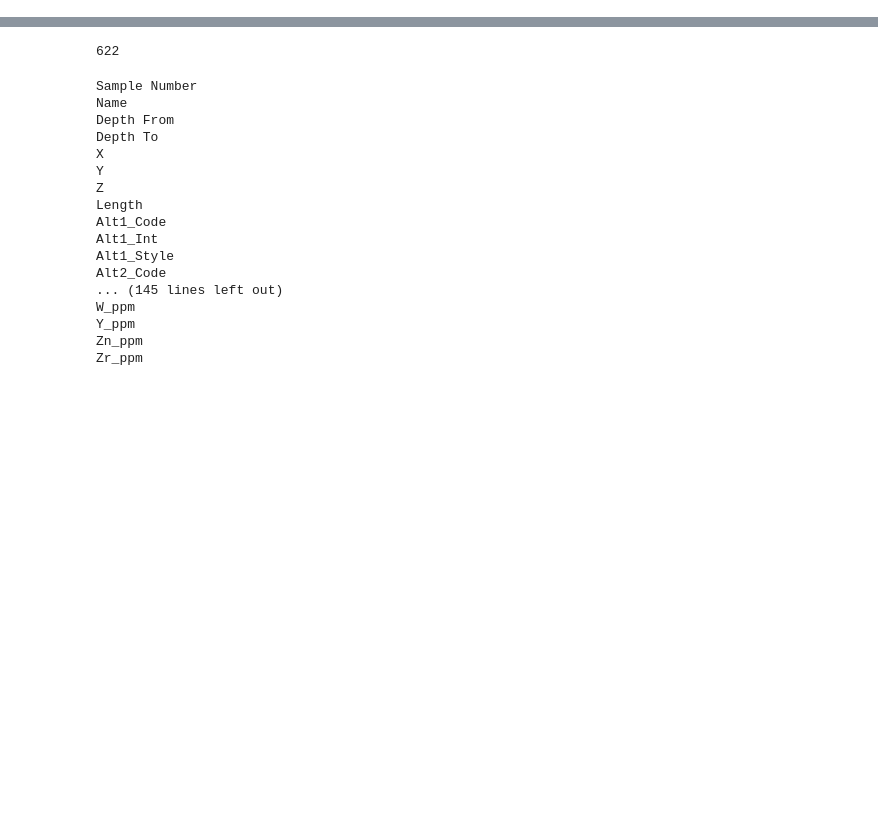
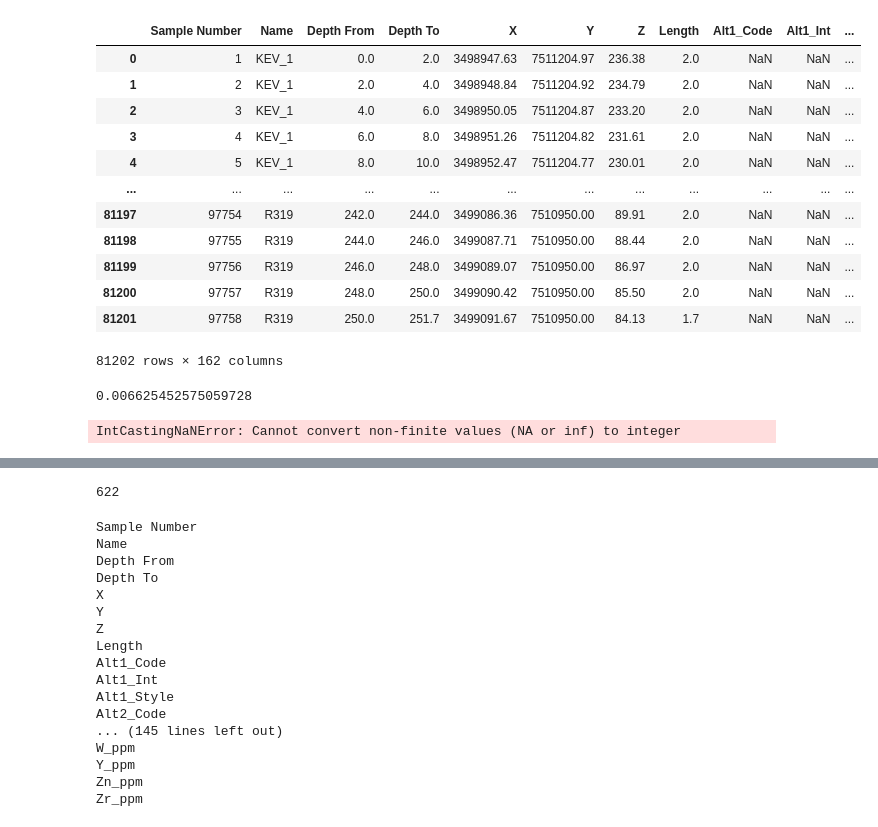
Before and after one commit to Fabian-Leal/PhD-Thesis---Incorporating-Deep-Learning-into-Statistical-Models-for-Spatial-Interpolation, a Jupyter notebook: Paper 3 PhD BNNs for multivariate predictions/EDAs and data processing/EDA on mineralogy and sulphides.ipynb, the cells around one changed output, grey strips where cells are left out. Cells and saved outputs as stored; diff of their text form; code cells hidden in the pictures; blank space fills up the shorter version.

```diff
--- a/Paper 3 PhD BNNs for multivariate predictions/EDAs and data processing/EDA on mineralogy and sulphides.ipynb
+++ b/Paper 3 PhD BNNs for multivariate predictions/EDAs and data processing/EDA on mineralogy and sulphides.ipynb
@@ -10,0 +224,26 @@ len(two_composite_filtered)
+# %%
+import pandas as pd
+import numpy as np
+
+# Assuming 'density_data' is your DataFrame
+# For example:
+# density_data = pd.read_csv('your_data.csv')
+
+# Replace non-finite values (NaN or inf) with a placeholder value
+density_data[['Sulph1_Pct', 'Sulph2_Pct', 'Sulph3_Pct']] = density_data[['Sulph1_Pct', 'Sulph2_Pct', 'Sulph3_Pct']].replace([pd.NA, pd.NaT, np.inf, -np.inf], -999)
+
+# Convert columns to numeric, coercing errors to NaN for non-numeric values
+density_data[['Sulph1_Pct', 'Sulph2_Pct', 'Sulph3_Pct']] = density_data[['Sulph1_Pct', 'Sulph2_Pct', 'Sulph3_Pct']].apply(pd.to_numeric, errors='coerce')
+
+# Identify rows where 'Sulph1_Pct', 'Sulph2_Pct', and 'Sulph3_Pct' are all integers
+integer_values_sulph_all = density_data[density_data[['Sulph1_Pct', 'Sulph2_Pct', 'Sulph3_Pct']].apply(lambda x: x.astype(int, errors='ignore') == x).all(axis=1)]
+
+# Identify rows where at least one of 'Sulph1_Pct', 'Sulph2_Pct', or 'Sulph3_Pct' is not an integer
+non_integer_values_sulph_any = density_data[~density_data[['Sulph1_Pct', 'Sulph2_Pct', 'Sulph3_Pct']].apply(lambda x: x.astype(int, errors='ignore') == x).all(axis=1)]
+
+# Display the results
+print("Rows where 'Sulph1_Pct', 'Sulph2_Pct', and 'Sulph3_Pct' are all integers:")
+print(integer_values_sulph_all[['Name', 'Sulph1_Pct', 'Sulph2_Pct', 'Sulph3_Pct']])
+
+print("\nRows where at least one of 'Sulph1_Pct', 'Sulph2_Pct', or 'Sulph3_Pct' is not an integer:")
+print(non_integer_values_sulph_any[['Name', 'Sulph1_Pct', 'Sulph2_Pct', 'Sulph3_Pct']])
@@ -10,0 +284,43 @@ len(two_composite_filtered)
+# %%
+density_data
+# %% [output]
+|  | Sample Number | Name | Depth From | Depth To | X | Y | Z | Length | Alt1_Code | Alt1_Int | ... |
+| 0 | 1 | KEV_1 | 0.0 | 2.0 | 3498947.63 | 7511204.97 | 236.38 | 2.0 | NaN | NaN | ... |
+| 1 | 2 | KEV_1 | 2.0 | 4.0 | 3498948.84 | 7511204.92 | 234.79 | 2.0 | NaN | NaN | ... |
+| 2 | 3 | KEV_1 | 4.0 | 6.0 | 3498950.05 | 7511204.87 | 233.20 | 2.0 | NaN | NaN | ... |
+| 3 | 4 | KEV_1 | 6.0 | 8.0 | 3498951.26 | 7511204.82 | 231.61 | 2.0 | NaN | NaN | ... |
+| 4 | 5 | KEV_1 | 8.0 | 10.0 | 3498952.47 | 7511204.77 | 230.01 | 2.0 | NaN | NaN | ... |
+| ... | ... | ... | ... | ... | ... | ... | ... | ... | ... | ... | ... |
+| 81197 | 97754 | R319 | 242.0 | 244.0 | 3499086.36 | 7510950.00 | 89.91 | 2.0 | NaN | NaN | ... |
+| 81198 | 97755 | R319 | 244.0 | 246.0 | 3499087.71 | 7510950.00 | 88.44 | 2.0 | NaN | NaN | ... |
+| 81199 | 97756 | R319 | 246.0 | 248.0 | 3499089.07 | 7510950.00 | 86.97 | 2.0 | NaN | NaN | ... |
+| 81200 | 97757 | R319 | 248.0 | 250.0 | 3499090.42 | 7510950.00 | 85.50 | 2.0 | NaN | NaN | ... |
+| 81201 | 97758 | R319 | 250.0 | 251.7 | 3499091.67 | 7510950.00 | 84.13 | 1.7 | NaN | NaN | ... |
+81202 rows × 162 columns
+# %%
+538/81202
+# %% [output]
+0.006625452575059728
+# %%
+import pandas as pd
+
+# Assuming 'density_data' is your DataFrame
+# For example:
+# density_data = pd.read_csv('your_data.csv')
+
+# Create three separate dataframes based on Sulph1_Pct values
+float_values_df = density_data[~density_data['Sulph1_Pct'].apply(lambda x: x.is_integer()) & ~density_data['Sulph1_Pct'].isna()]
+integer_values_df = density_data[density_data['Sulph1_Pct'].apply(lambda x: x.is_integer())]
+nan_values_df = density_data[density_data['Sulph1_Pct'].isna()]
+
+# Display the separate dataframes
+print("Dataframe with Float Values in Sulph1_Pct:")
+print(float_values_df)
+
+print("\nDataframe with Integer Values in Sulph1_Pct:")
+print(integer_values_df)
+
+print("\nDataframe with NaN Values in Sulph1_Pct:")
+print(nan_values_df)
+# %% [output]
+IntCastingNaNError: Cannot convert non-finite values (NA or inf) to integer
```
Also changed, not shown: parts of 28 cells of this notebook, 12 other files.
